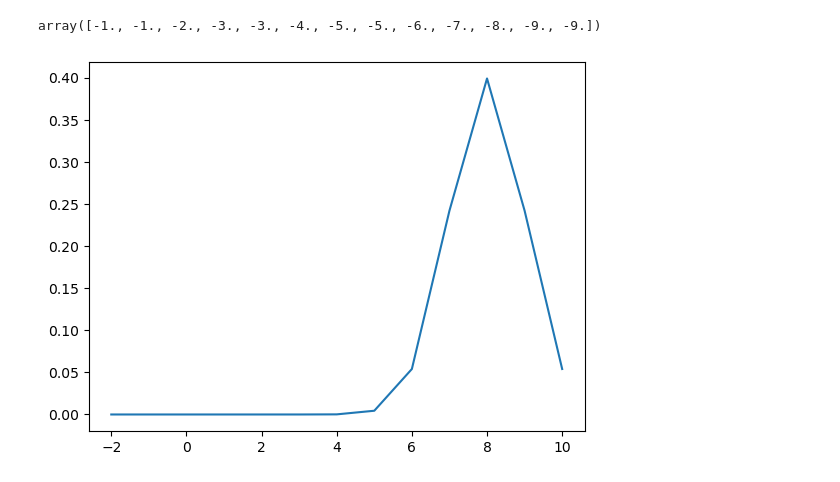
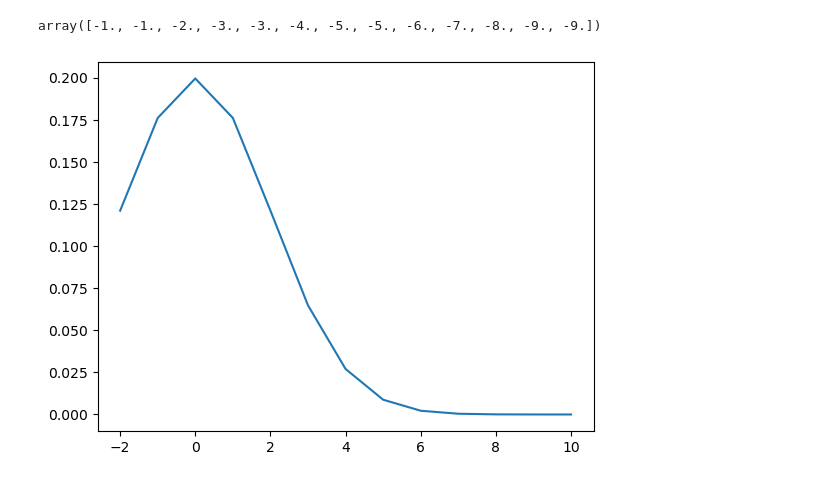
Before and after one commit to sebranchett/cheme-om-fft, a Jupyter notebook: read_and_plot.ipynb, the cells around one changed output. Saved outputs shown, nothing was run; the diff lists cells and outputs as text; code cells hidden in the pictures.

```diff
--- a/read_and_plot.ipynb
+++ b/read_and_plot.ipynb
@@ -56,14 +56,14 @@ array([-1., -1., -2., -3., -3., -4., -5., -5., -6., -7., -8., -9., -9.])
 # %%
 x = []
 y = []
-mean = 8.
-std_dev = 1.
+mean = 0.
+std_dev = 2.
 
 for row in np.arange(-2., 10.01, 1.):
     x.append(row)
     y.append(scipy.stats.norm.pdf(row, mean, std_dev))
 
 gauss_image = plt.plot(x, y)
 plt.show()
 # %% [output]
-[figure, old version]
+[figure, new version]
```
Also changed, not shown: parts of 1 cell of this notebook, 1 other file.
